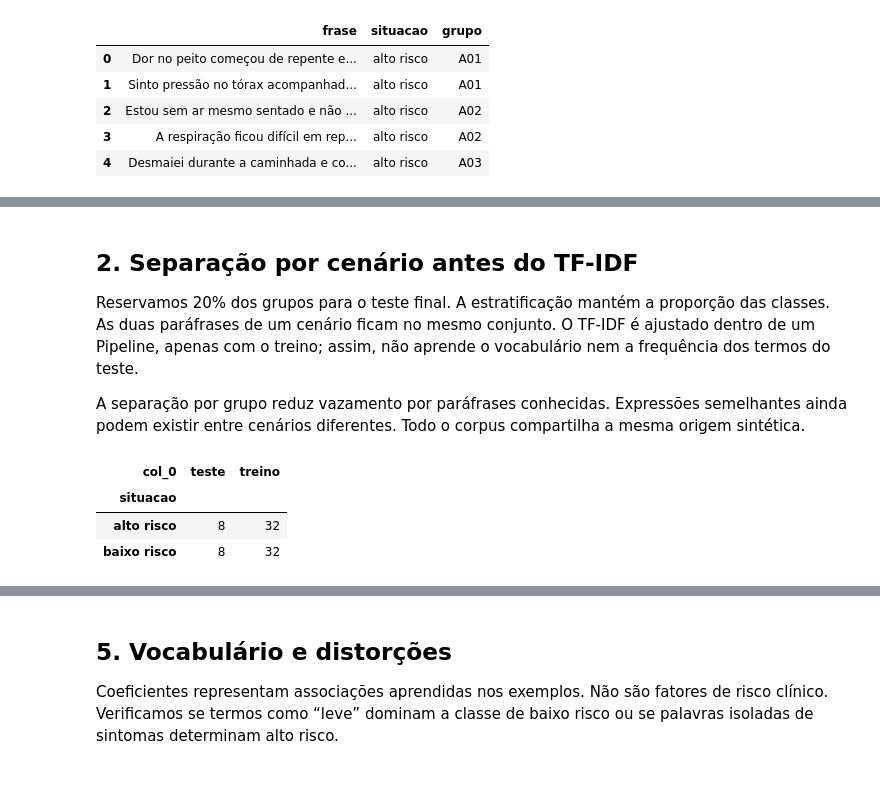
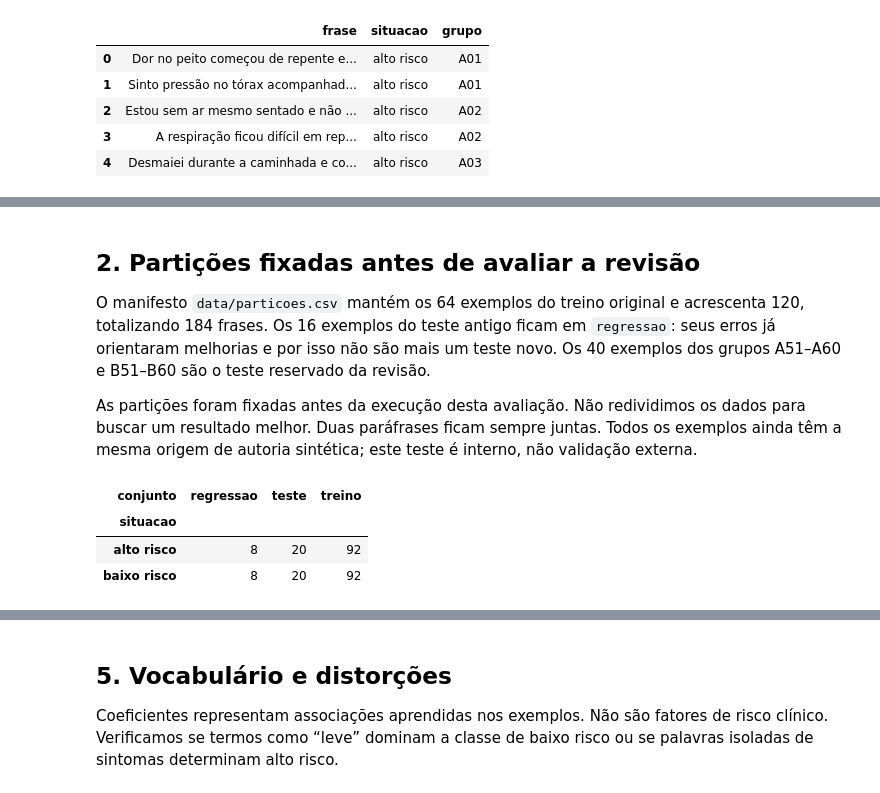
Before and after one commit to marcus-vlgarcia/cardioia-fase1, a Jupyter notebook: fase2/notebooks/classificador_risco.ipynb, the cells around one changed output, grey strips where cells are left out. Drawn from its saved outputs; the diff is of its cells as text; code cells hidden in the pictures.

```diff
--- a/fase2/notebooks/classificador_risco.ipynb
+++ b/fase2/notebooks/classificador_risco.ipynb
@@ -63,25 +63,27 @@ print("Duplicatas exatas:", dados.frase.duplicated().sum())
 Duplicatas exatas: 0
 # %% [markdown]
-## 2. Separação por cenário antes do TF-IDF
+## 2. Partições fixadas antes de avaliar a revisão
 
-Reservamos 20% dos grupos para o teste final. A estratificação mantém a proporção das classes. As duas paráfrases de um cenário ficam no mesmo conjunto. O TF-IDF é ajustado dentro de um Pipeline, apenas com o treino; assim, não aprende o vocabulário nem a frequência dos termos do teste.
+O manifesto `data/particoes.csv` mantém os 64 exemplos do treino original e acrescenta 120, totalizando 184 frases. Os 16 exemplos do teste antigo ficam em `regressao`: seus erros já orientaram melhorias e por isso não são mais um teste novo. Os 40 exemplos dos grupos A51–A60 e B51–B60 são o teste reservado da revisão.
 
-A separação por grupo reduz vazamento por paráfrases conhecidas. Expressões semelhantes ainda podem existir entre cenários diferentes. Todo o corpus compartilha a mesma origem sintética.
+As partições foram fixadas antes da execução desta avaliação. Não redividimos os dados para buscar um resultado melhor. Duas paráfrases ficam sempre juntas. Todos os exemplos ainda têm a mesma origem de autoria sintética; este teste é interno, não validação externa.
 # %%
-grupos = dados[["grupo", "situacao"]].drop_duplicates()
-g_treino, g_teste = train_test_split(grupos.grupo, test_size=0.2,
-                                   random_state=SEED, stratify=grupos.situacao)
-treino = dados[dados.grupo.isin(g_treino)].copy()
-teste = dados[dados.grupo.isin(g_teste)].copy()
+particoes = pd.read_csv(RAIZ / "fase2/data/particoes.csv")
+assert not particoes.grupo.duplicated().any()
+assert set(particoes.grupo) == set(dados.grupo)
+dados = dados.merge(particoes, on="grupo", validate="many_to_one")
+treino = dados[dados.conjunto == "treino"].copy()
+teste = dados[dados.conjunto == "teste"].copy()
+regressao = dados[dados.conjunto == "regressao"].copy()
 assert set(treino.grupo).isdisjoint(teste.grupo)
-assert set(treino.frase).isdisjoint(teste.frase)
-display(pd.crosstab(dados.situacao, np.where(dados.grupo.isin(g_treino), "treino", "teste")))
-divisao = dados[["frase", "situacao", "grupo"]].copy()
-divisao["conjunto"] = np.where(dados.grupo.isin(g_treino), "treino", "teste")
-divisao.to_csv(SAIDA / "divisao_dados.csv", index=False)
+assert set(treino.grupo).isdisjoint(regressao.grupo)
+assert set(teste.grupo).isdisjoint(regressao.grupo)
+assert (len(treino), len(teste), len(regressao)) == (184, 40, 16)
+display(pd.crosstab(dados.situacao, dados.conjunto))
+dados[["frase", "situacao", "grupo", "conjunto"]].to_csv(SAIDA / "divisao_dados.csv", index=False)
 # %% [output]
-| col_0 | teste | treino |
-| situacao |  |  |
-| alto risco | 8 | 32 |
-| baixo risco | 8 | 32 |
+| conjunto | regressao | teste | treino |
+| situacao |  |  |  |
+| alto risco | 8 | 20 | 92 |
+| baixo risco | 8 | 20 | 92 |
 # %% [markdown]
```
Also changed, not shown: parts of 11 cells of this notebook, 15 other files.
